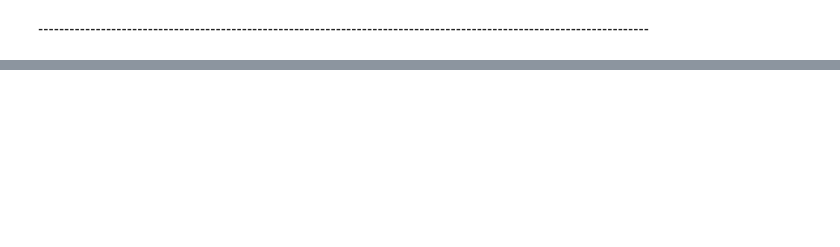
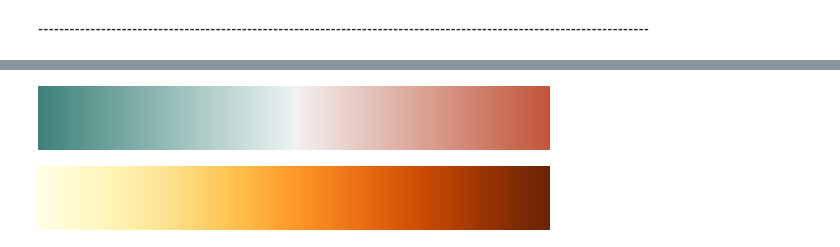
Before and after one commit to SouravBiswal/GeeksFiestaAI-ML-Team-7--1, a Jupyter notebook: Data_Preprocessing.ipynb, the cells around one changed output, grey strips where cells are left out. Saved outputs shown, nothing was run; the diff lists cells and outputs as text; code cells hidden in the pictures; blank space fills up the shorter version.

```diff
--- a/Data_Preprocessing.ipynb
+++ b/Data_Preprocessing.ipynb
@@ -591,0 +696,8 @@ df.describe(include='all', datetime_is_numeric=True)
+# %%
+sns.diverging_palette(180, 20, as_cmap=True)
+# %% [output]
+[figure, added]
+# %%
+sns.color_palette("YlOrBr", as_cmap=True)
+# %% [output]
+[figure, added]
```
Also changed, not shown: parts of 17 cells of this notebook, 1 other file.
